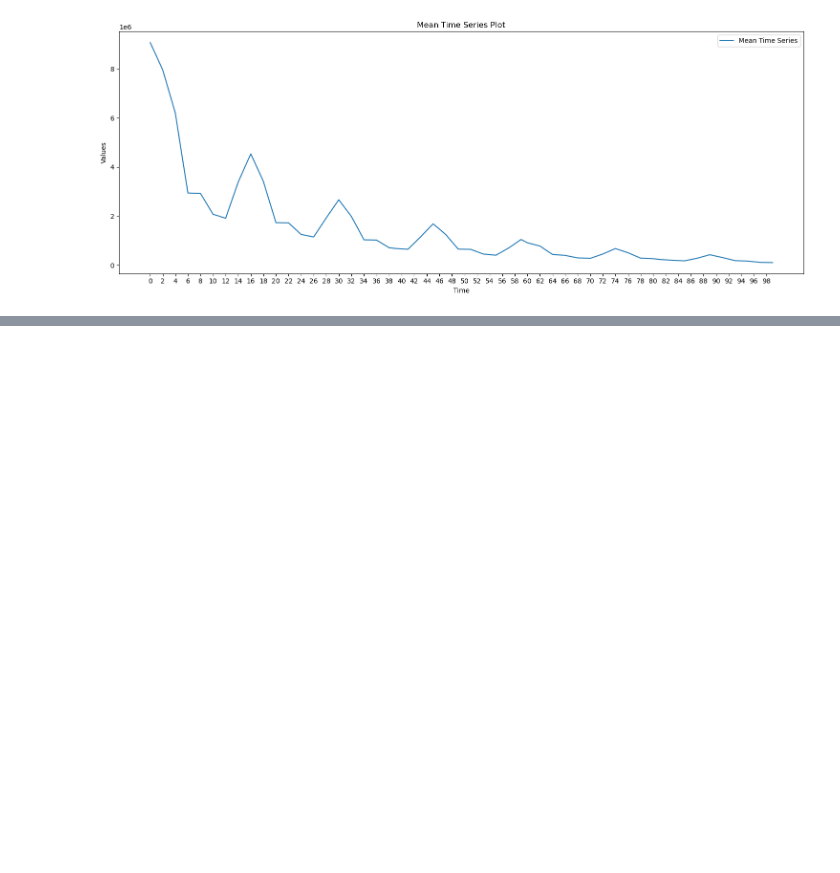
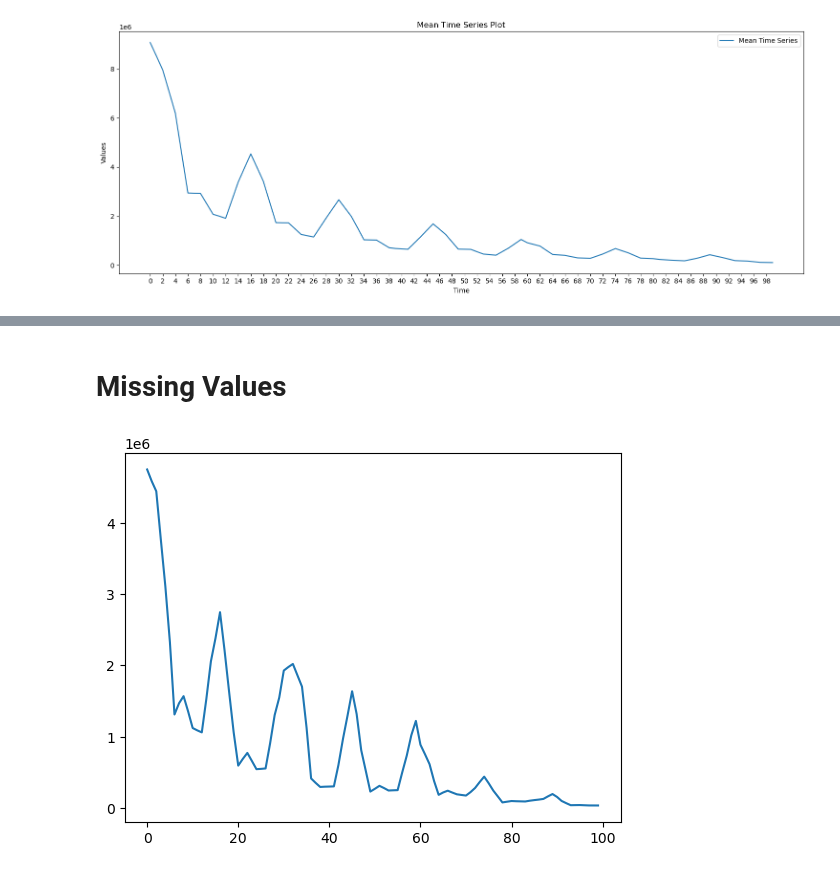
Before and after one commit to luigiascio/Data-Mining-2, a Jupyter notebook: TS_prep.ipynb, the cells around one changed output, grey strips where cells are left out. Cells and saved outputs as stored; diff of their text form; code cells hidden in the pictures; blank space fills up the shorter version.

```diff
--- a/TS_prep.ipynb
+++ b/TS_prep.ipynb
@@ -48,17 +24,3 @@ df = pd.DataFrame(df)
 
 time_series_columns = df.columns[1:-3]
 df_time_series = df[time_series_columns]
-# %%
-# Trasponiamo per avere il tempo sull'asse x
-df_time_series = df_time_series.T
-
-# Creiamo il grafico
-plt.figure(figsize=(12, 6))
-for col in df_time_series.columns:
-    plt.plot(df_time_series.index, df_time_series[col], label=df['id'][col])
-
-plt.xlabel('Time')
-plt.ylabel('Values')
-plt.title('Time Series Plot')
-plt.legend()
-plt.show()
@@ -85,0 +58,9 @@ plt.show()
+# %% [markdown]
+# Missing Values
+# %%
+ts_missing = df_time_series.copy().to_numpy()
+# %%
+plt.plot(ts_missing[6])
+plt.show()
+# %% [output]
+[figure, added]
```
Also changed, not shown: parts of 33 cells of this notebook, 1 other file.
